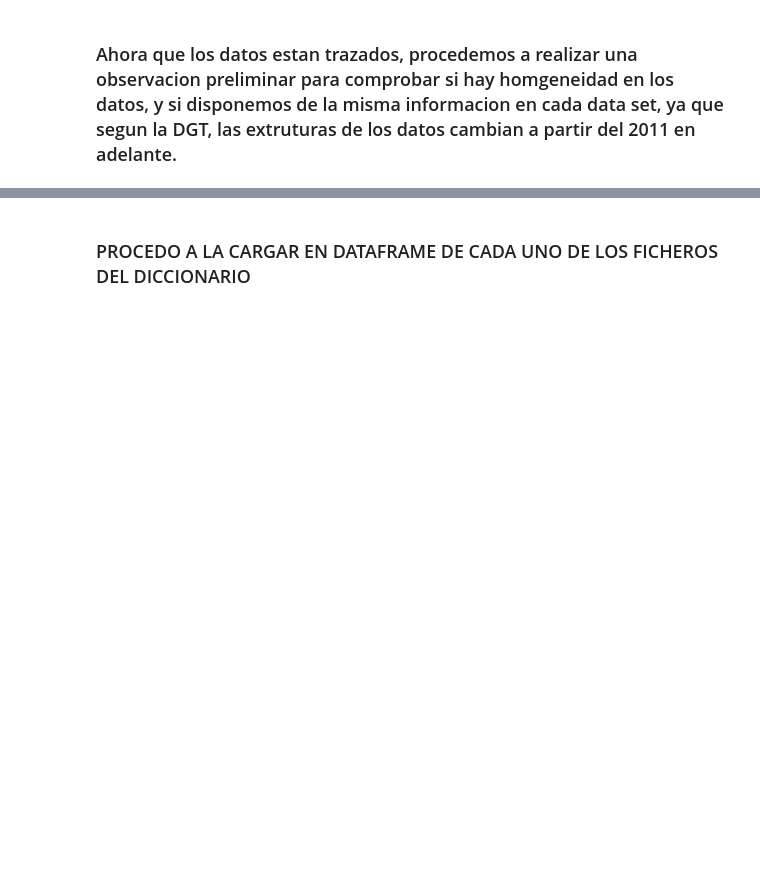
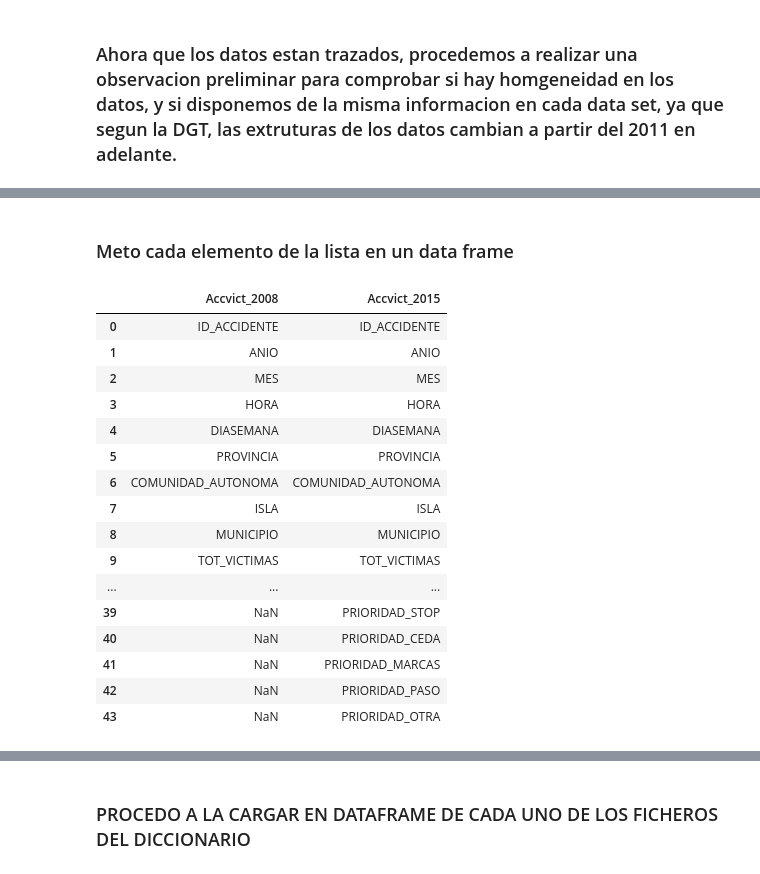
Before and after one commit to Rafaelmdcd/TFM_Kschool_Rafa_Martinez, a Jupyter notebook: TFM_DGT.ipynb, the cells around one changed output, grey strips where cells are left out. Drawn from its saved outputs; the diff is of its cells as text; code cells hidden in the pictures; blank space fills up the shorter version.

```diff
--- a/TFM_DGT.ipynb
+++ b/TFM_DGT.ipynb
@@ -139,5 +89,5 @@ head_acc_2015
 # %%
-headers={}
+Headers_List=[]
 for key in dic_all_files.keys():
     for year in [0,7]:
         if year==0:
@@ -151,4 +101,4 @@ for key in dic_all_files.keys():
             df_2015.reset_index(inplace=True)
             df_2015.columns=[key+'_2015']
 
-    headers={key:df_2008.merge(df_2015, left_on=key+'_2008', right_on=key+'_2015', how='outer')}
+    Headers_List.append(df_2008.merge(df_2015, left_on=key+'_2008', right_on=key+'_2015', how='outer'))
@@ -201,0 +105,24 @@ Headers
+# %% [markdown]
+### Meto cada elemento de la lista en un data frame
+# %%
+#Cabecera del fichero de Accidentes_victimas
+Header_Accvict=Headers_List[0]
+Header_Accvict
+# %% [output]
+|  | Accvict_2008 | Accvict_2015 |
+| 0 | ID_ACCIDENTE | ID_ACCIDENTE |
+| 1 | ANIO | ANIO |
+| 2 | MES | MES |
+| 3 | HORA | HORA |
+| 4 | DIASEMANA | DIASEMANA |
+| 5 | PROVINCIA | PROVINCIA |
+| 6 | COMUNIDAD_AUTONOMA | COMUNIDAD_AUTONOMA |
+| 7 | ISLA | ISLA |
+| 8 | MUNICIPIO | MUNICIPIO |
+| 9 | TOT_VICTIMAS | TOT_VICTIMAS |
+| ... | ... | ... |
+| 39 | NaN | PRIORIDAD_STOP |
+| 40 | NaN | PRIORIDAD_CEDA |
+| 41 | NaN | PRIORIDAD_MARCAS |
+| 42 | NaN | PRIORIDAD_PASO |
+| 43 | NaN | PRIORIDAD_OTRA |
```
Also changed, not shown: parts of 14 cells of this notebook.
